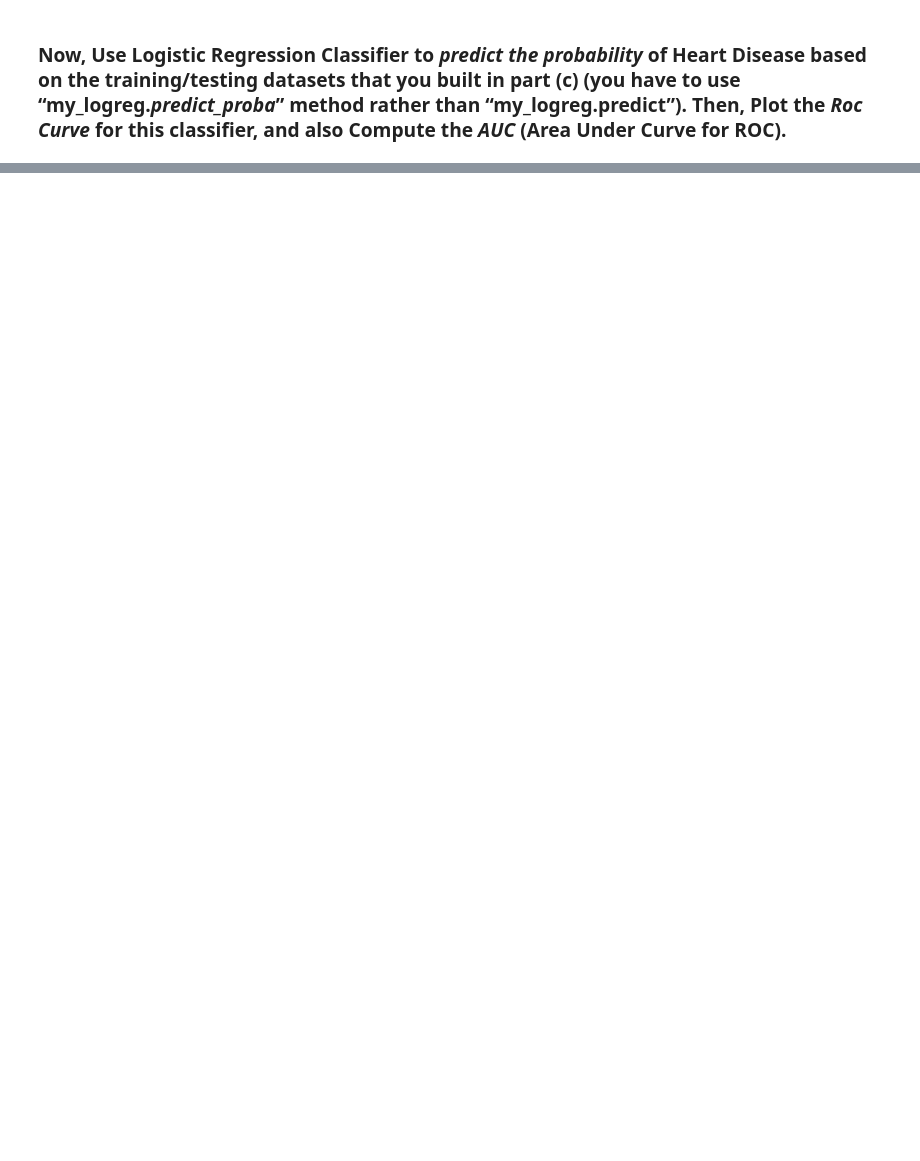
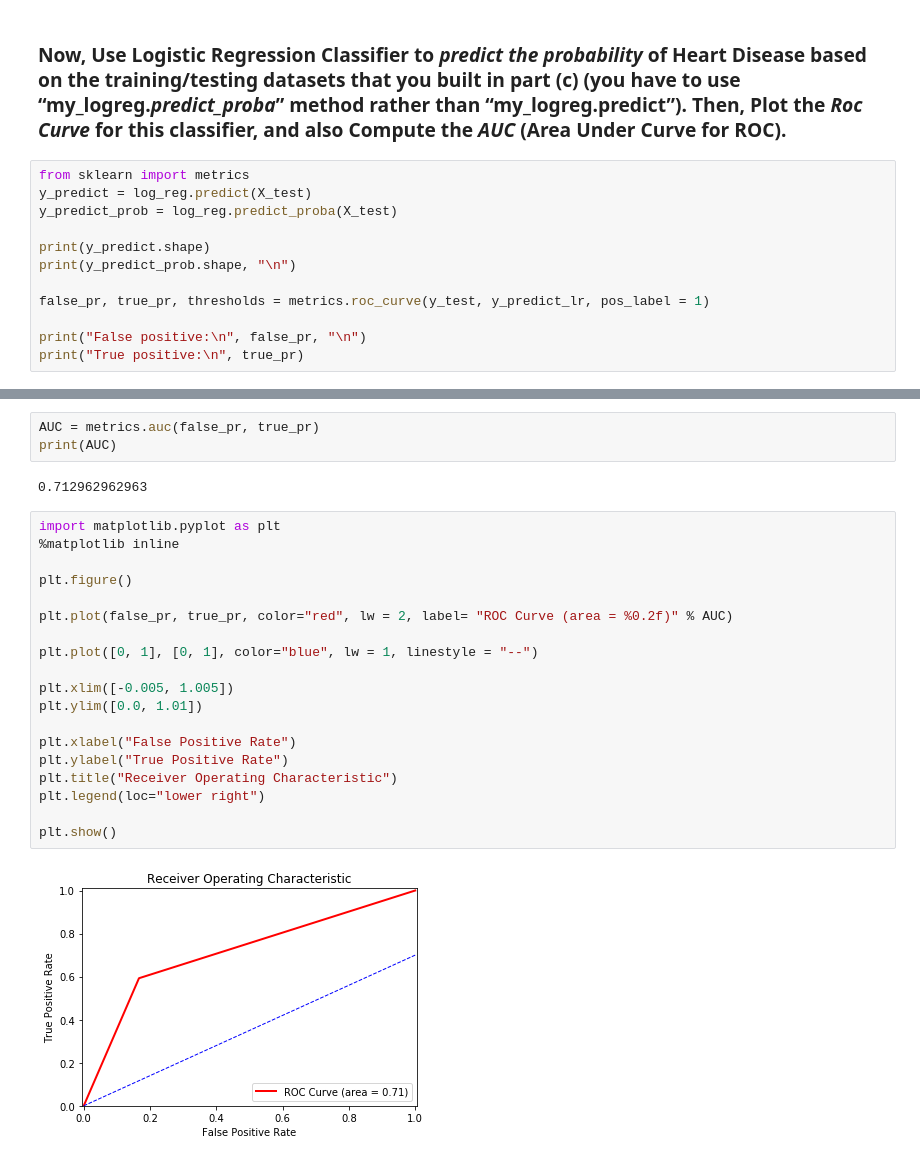
Before and after one commit to dannypadilla/cancer-and-heart-disease-diagnosis, a Jupyter notebook: hw4.ipynb, the cells around one changed output, grey strips where cells are left out. Cells and saved outputs as stored; diff of their text form; blank space fills up the shorter version.

```diff
--- a/hw4.ipynb
+++ b/hw4.ipynb
@@ -125,2 +168,14 @@ X_train, X_test, y_train, y_test = train_test_split(X, y, test_size = 0.2, rando
 # %% [markdown]
 ### Now, Use Logistic Regression Classifier to *predict the probability* of Heart Disease based on the training/testing datasets that you built in part (c) (you have to use “my_logreg.*predict_proba*” method rather than “my_logreg.predict”). Then, Plot the *Roc Curve* for this classifier, and also Compute the *AUC* (Area Under Curve for ROC).
+# %%
+from sklearn import metrics
+y_predict = log_reg.predict(X_test)
+y_predict_prob = log_reg.predict_proba(X_test)
+
+print(y_predict.shape)
+print(y_predict_prob.shape, "\n")
+
+false_pr, true_pr, thresholds = metrics.roc_curve(y_test, y_predict_lr, pos_label = 1)
+
+print("False positive:\n", false_pr, "\n")
+print("True positive:\n", true_pr)
@@ -126,0 +191,26 @@ X_train, X_test, y_train, y_test = train_test_split(X, y, test_size = 0.2, rando
+# %%
+AUC = metrics.auc(false_pr, true_pr)
+print(AUC)
+# %% [output]
+0.712962962963
+# %%
+import matplotlib.pyplot as plt
+%matplotlib inline
+
+plt.figure()
+
+plt.plot(false_pr, true_pr, color="red", lw = 2, label= "ROC Curve (area = %0.2f)" % AUC)
+
+plt.plot([0, 1], [0, 1], color="blue", lw = 1, linestyle = "--")
+
+plt.xlim([-0.005, 1.005])
+plt.ylim([0.0, 1.01])
+
+plt.xlabel("False Positive Rate")
+plt.ylabel("True Positive Rate")
+plt.title("Receiver Operating Characteristic")
+plt.legend(loc="lower right")
+
+plt.show()
+# %% [output]
+[figure, added]
```
Also changed, not shown: parts of 6 cells of this notebook.
